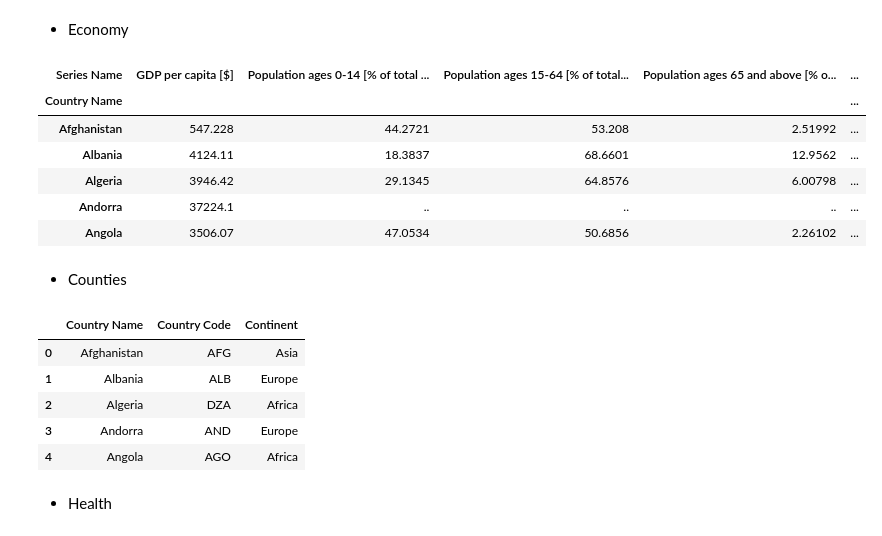
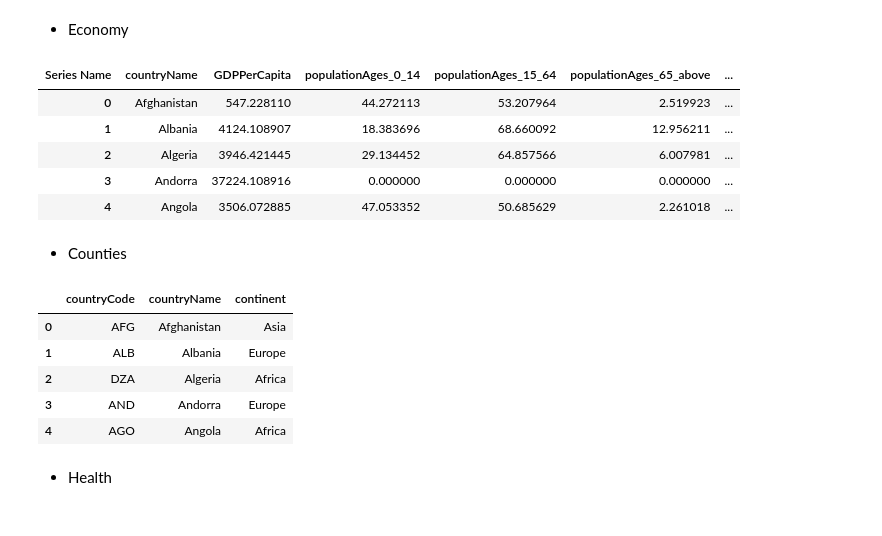
Before and after one commit to karosroczyk/AdvancedDatabasesProject, a Jupyter notebook: PreparingDatasets.ipynb, the cells around one changed output. Cells and saved outputs as stored; diff of their text form; code cells hidden in the pictures.

```diff
--- a/PreparingDatasets.ipynb
+++ b/PreparingDatasets.ipynb
@@ -45,26 +55,27 @@ data_edu.head()
 # %% [markdown]
 * Economy
 # %%
-data_economy = pd.read_excel('panstwa.xlsx').drop_duplicates().dropna()
-country_data2 = data_economy[['Country Code', 'Country Name']]
+data_economy = pd.read_excel('panstwa.xlsx')
+country_data2 = data_economy[['Country Code', 'countryName']].drop_duplicates()
 del data_economy['2017 [YR2017]'], data_economy['2018 [YR2018]']
-data_economy = data_economy.pivot(index='Country Name', columns='Series Name', values='2016 [YR2016]')
-data_economy = data_economy.rename(columns={'GDP per capita (current US$)': "GDP per capita [$]", \
-                                            'Population ages 0-14 (% of total population)': 'Population ages 0-14 [% of total population]',\
-                                            'Population ages 15-64 (% of total population)': 'Population ages 15-64 [% of total population]',\
-                                            'Population ages 65 and above (% of total population)':'Population ages 65 and above [% of total population]',\
-                                            'Population density (people per sq. km of land area)' : 'Population density [people per sq.km]',\
-                                            'Rural population (% of total population)': 'Rural population [% of total population]',\
-                                            'Urban population (% of total population)':'Urban population [% of total population]'})
+data_economy = data_economy.pivot(index='countryName', columns='Series Name', values='2016 [YR2016]')
+data_economy = data_economy.rename(columns={'GDP per capita (current US$)': "GDPPerCapita", \
+                                            'Population ages 0-14 (% of total population)': 'populationAges_0_14',\
+                                            'Population ages 15-64 (% of total population)': 'populationAges_15_64',\
+                                            'Population ages 65 and above (% of total population)':'populationAges_65_above',\
+                                            'Population density (people per sq. km of land area)' : 'populationDensity',\
+                                            'Rural population (% of total population)': 'ruralPopulation',\
+                                            'Urban population (% of total population)':'urbanPopulation'})
+data_economy = data_economy.reset_index()
+data_economy = data_economy.fillna(0)
 data_economy.head()
 # %% [output]
-| Series Name | GDP per capita [$] | Population ages 0-14 [% of total ... | Population ages 15-64 [% of total... | Population ages 65 and above [% o... | ... |
-| Country Name |  |  |  |  | ... |
-| Afghanistan | 547.228 | 44.2721 | 53.208 | 2.51992 | ... |
-| Albania | 4124.11 | 18.3837 | 68.6601 | 12.9562 | ... |
-| Algeria | 3946.42 | 29.1345 | 64.8576 | 6.00798 | ... |
-| Andorra | 37224.1 | .. | .. | .. | ... |
-| Angola | 3506.07 | 47.0534 | 50.6856 | 2.26102 | ... |
+| Series Name | countryName | GDPPerCapita | populationAges_0_14 | populationAges_15_64 | populationAges_65_above | ... |
+| 0 | Afghanistan | 547.228110 | 44.272113 | 53.207964 | 2.519923 | ... |
+| 1 | Albania | 4124.108907 | 18.383696 | 68.660092 | 12.956211 | ... |
+| 2 | Algeria | 3946.421445 | 29.134452 | 64.857566 | 6.007981 | ... |
+| 3 | Andorra | 37224.108916 | 0.000000 | 0.000000 | 0.000000 | ... |
+| 4 | Angola | 3506.072885 | 47.053352 | 50.685629 | 2.261018 | ... |
 # %% [markdown]
 * Counties
 # %%
@@ -75,11 +86,15 @@ country_data2 = country_data2.drop_duplicates().dropna()
 country_data2 = country_data2.reset_index(drop=True)
 
 country_data2['Continent'] = country_data['Continent']
+country_data2 = country_data2.rename(columns={'Country Code': "countryCode", \
+                                              'Country Name': 'countryName',\
+                                              'Continent': 'continent'})
+country_data2 = country_data2.fillna(0)
 country_data2.head()
 # %% [output]
-|  | Country Name | Country Code | Continent |
-| 0 | Afghanistan | AFG | Asia |
-| 1 | Albania | ALB | Europe |
-| 2 | Algeria | DZA | Africa |
-| 3 | Andorra | AND | Europe |
-| 4 | Angola | AGO | Africa |
+|  | countryCode | countryName | continent |
+| 0 | AFG | Afghanistan | Asia |
+| 1 | ALB | Albania | Europe |
+| 2 | DZA | Algeria | Africa |
+| 3 | AND | Andorra | Europe |
+| 4 | AGO | Angola | Africa |
```
Also changed, not shown: parts of 37 cells of this notebook, 4 other files.
